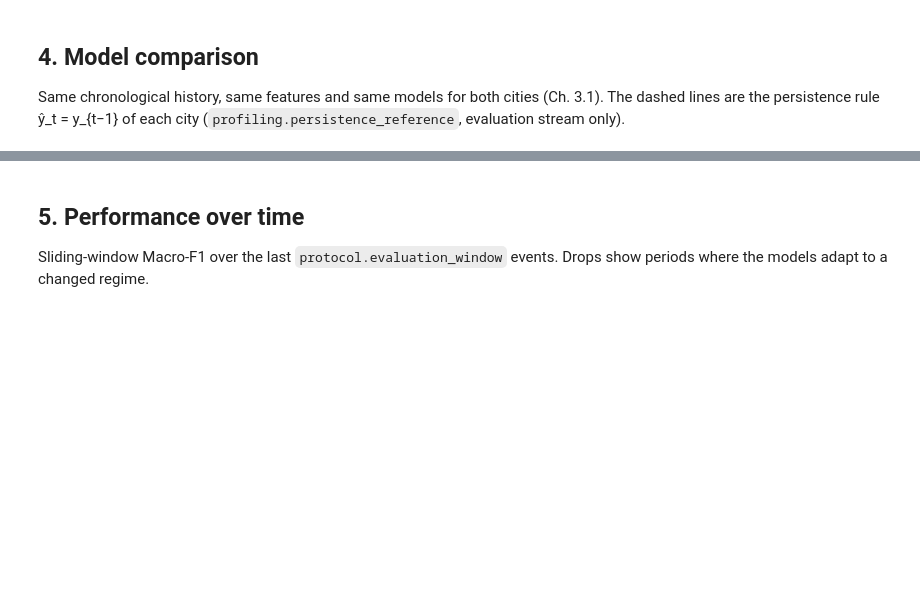
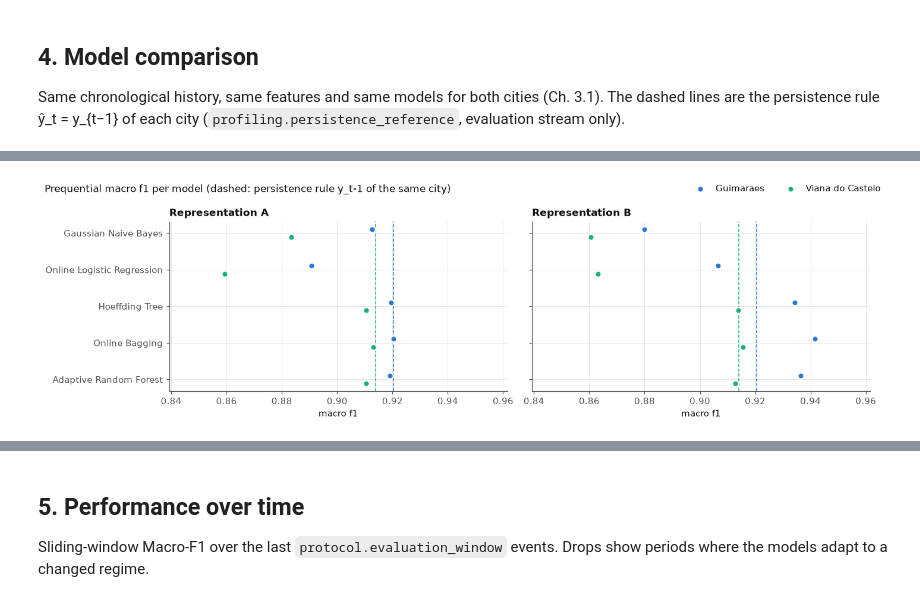
Before and after one commit to VikaMokhovikova/data_stream_mining_asnm1, a Jupyter notebook: notebooks/03_shared_comparison.ipynb, the cells around one changed output, grey strips where cells are left out. Cells and saved outputs as stored; diff of their text form; code cells hidden in the pictures; blank space fills up the shorter version.

```diff
--- a/notebooks/03_shared_comparison.ipynb
+++ b/notebooks/03_shared_comparison.ipynb
@@ -100,0 +382,6 @@ metrics.pivot_table(index="model", columns=["city", "representation"], values=["
+# %%
+fig = plots.compare_models(metrics, REF, cfg, "macro_f1")
+plots.save(fig, cfg, "comparison_06_macro_f1")
+plt.show()
+# %% [output]
+[figure, added]
```
Also changed, not shown: parts of 55 cells of this notebook, 19 other files.
